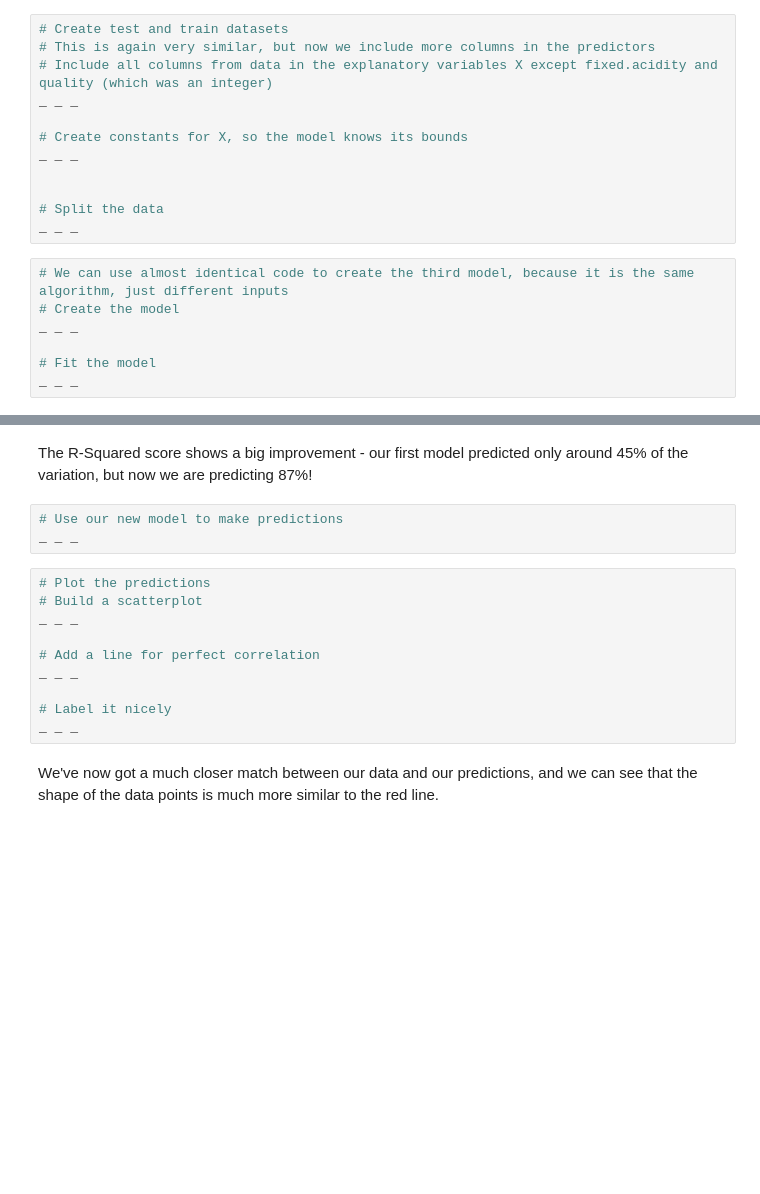
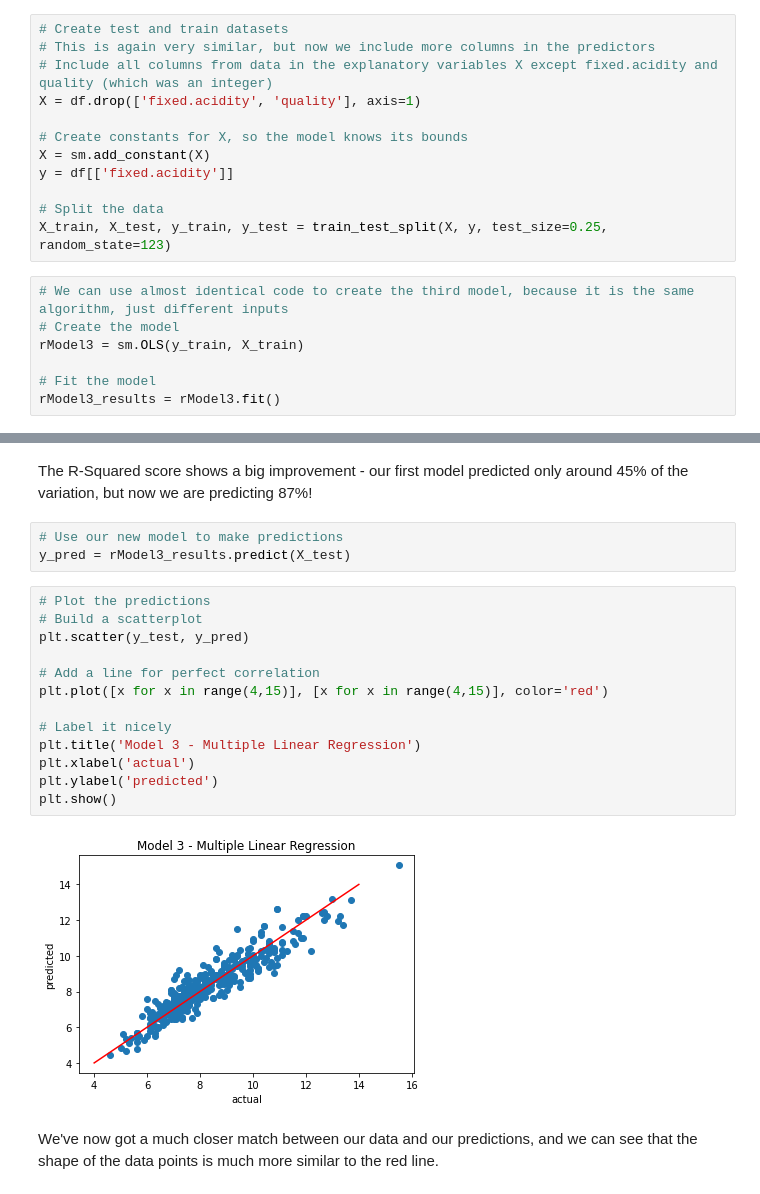
Before and after one commit to JasonCaldwellMBA/Linear_Regression_Case_Study, a Jupyter notebook: Springboard Regression Case Study - the Red Wine Dataset - Tier 3.ipynb, the cells around one changed output, grey strips where cells are left out. Drawn from its saved outputs; the diff is of its cells as text; blank space fills up the shorter version.

```diff
--- a/Springboard Regression Case Study - the Red Wine Dataset - Tier 3.ipynb
+++ b/Springboard Regression Case Study - the Red Wine Dataset - Tier 3.ipynb
@@ -439,20 +439,20 @@ Remember, as Professor Spiegelhalter explains on p.132 of *AoS*, including more
 # Create test and train datasets
 # This is again very similar, but now we include more columns in the predictors
 # Include all columns from data in the explanatory variables X except fixed.acidity and quality (which was an integer)
-_ _ _
+X = df.drop(['fixed.acidity', 'quality'], axis=1)
 
 # Create constants for X, so the model knows its bounds
-_ _ _
-
+X = sm.add_constant(X)
+y = df[['fixed.acidity']]
 
 # Split the data
-_ _ _
+X_train, X_test, y_train, y_test = train_test_split(X, y, test_size=0.25, random_state=123)
 # %%
 # We can use almost identical code to create the third model, because it is the same algorithm, just different inputs
 # Create the model
-_ _ _
+rModel3 = sm.OLS(y_train, X_train)
 
 # Fit the model
-_ _ _
+rModel3_results = rModel3.fit()
 # %%
 # Evaluate the model
@@ -461,17 +492,22 @@ _ _ _
 The R-Squared score shows a big improvement - our first model predicted only around 45% of the variation, but now we are predicting 87%!
 # %%
 # Use our new model to make predictions
-_ _ _
+y_pred = rModel3_results.predict(X_test)
-# %%
-# Plot the predictions
-# Build a scatterplot
-_ _ _
-
-# Add a line for perfect correlation
-_ _ _
-
-# Label it nicely
-_ _ _
+# %%
+# Plot the predictions
+# Build a scatterplot
+plt.scatter(y_test, y_pred)
+
+# Add a line for perfect correlation
+plt.plot([x for x in range(4,15)], [x for x in range(4,15)], color='red')
+
+# Label it nicely
+plt.title('Model 3 - Multiple Linear Regression')
+plt.xlabel('actual')
+plt.ylabel('predicted')
+plt.show()
+# %% [output]
+[figure, added]
 # %% [markdown]
 We've now got a much closer match between our data and our predictions, and we can see that the shape of the data points is much more similar to the red line.
 # %% [markdown]
```
Also changed, not shown: parts of 6 cells of this notebook.
